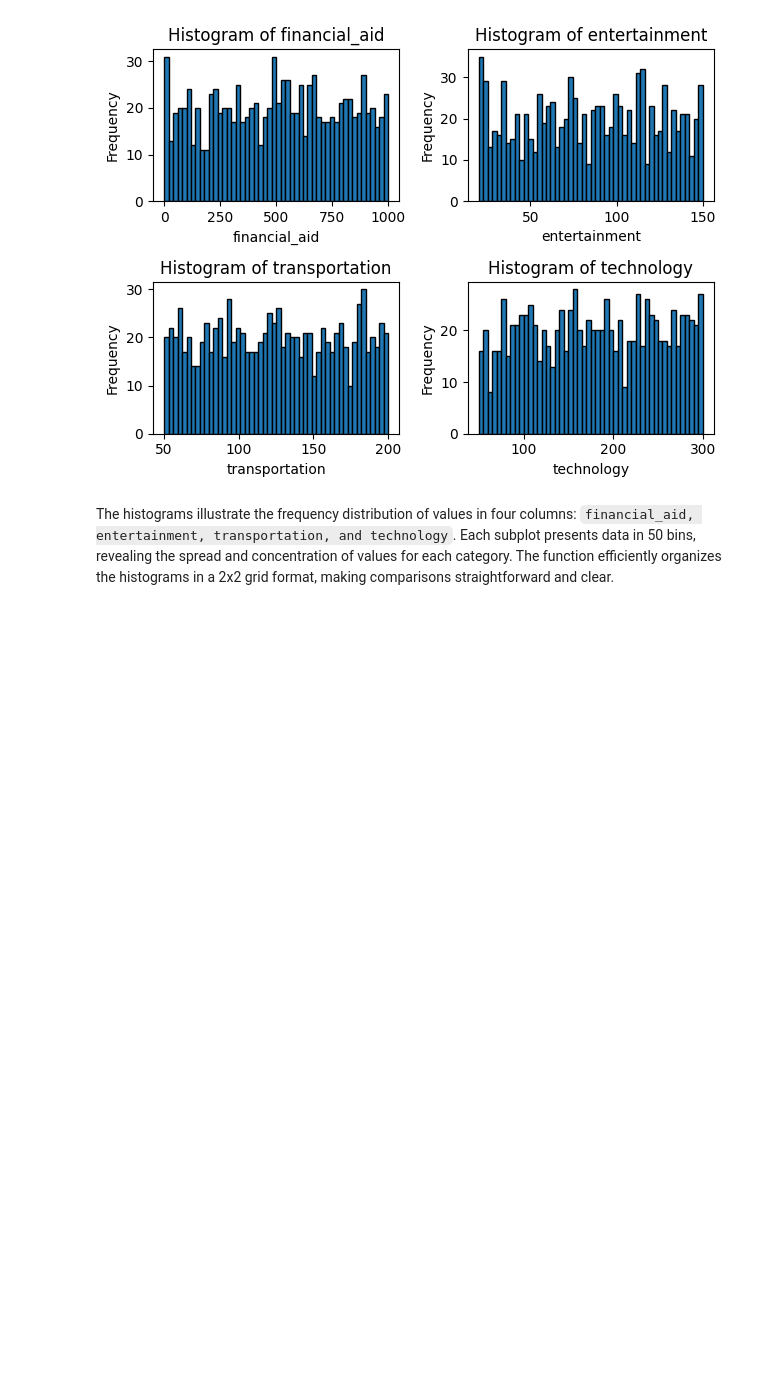
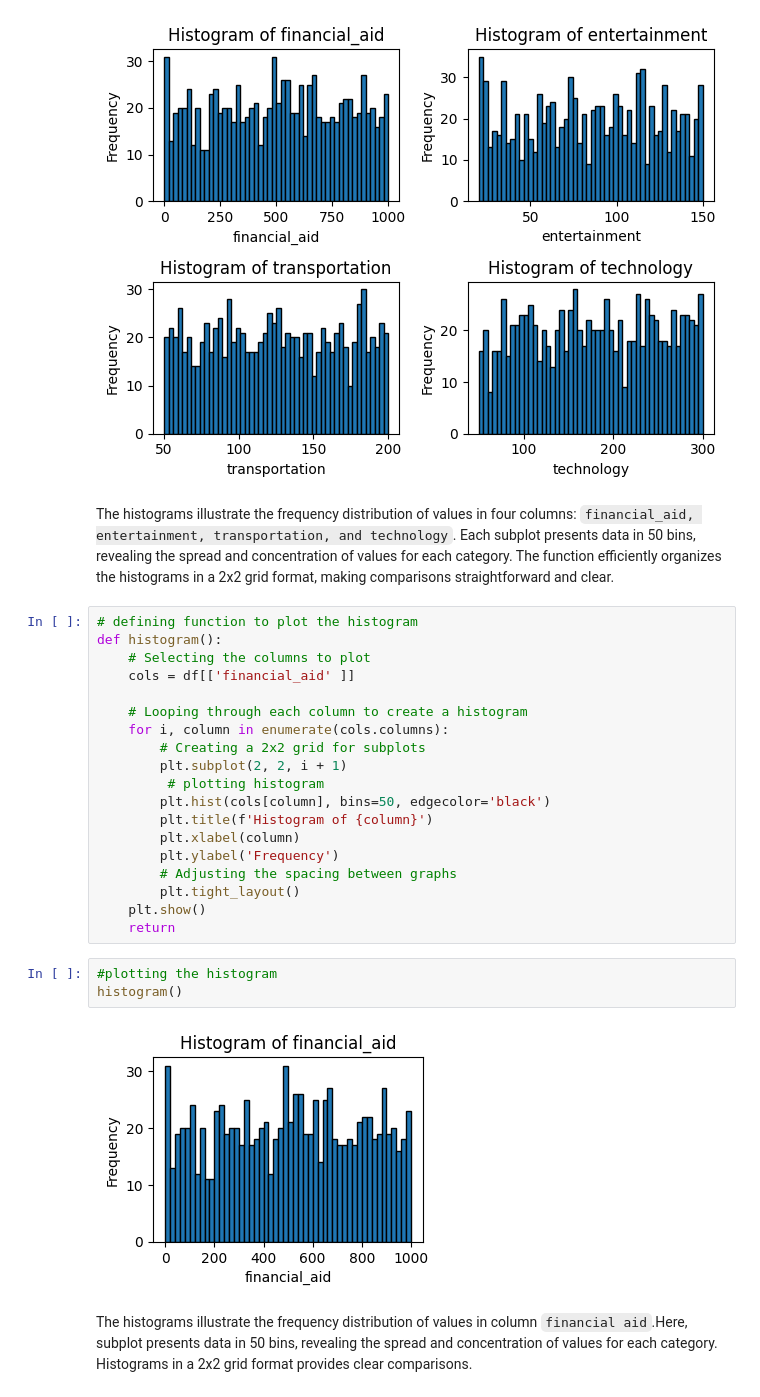
Before and after one commit to lata1207/Assignment, a Jupyter notebook: SnehlataK.ipynb, the cells around one changed output. Drawn from its saved outputs; the diff is of its cells as text; blank space fills up the shorter version.

```diff
--- a/SnehlataK.ipynb
+++ b/SnehlataK.ipynb
@@ -423,3 +432,29 @@ histogram()
 [figure]
 # %% [markdown]
 The histograms illustrate the frequency distribution of values in four columns: `financial_aid, entertainment, transportation, and technology`. Each subplot presents data in 50 bins, revealing the spread and concentration of values for each category. The function efficiently organizes the histograms in a 2x2 grid format, making comparisons straightforward and clear.
+# %%
+# defining function to plot the histogram
+def histogram():
+    # Selecting the columns to plot
+    cols = df[['financial_aid' ]]
+
+    # Looping through each column to create a histogram
+    for i, column in enumerate(cols.columns):
+        # Creating a 2x2 grid for subplots
+        plt.subplot(2, 2, i + 1)
+         # plotting histogram
+        plt.hist(cols[column], bins=50, edgecolor='black')
+        plt.title(f'Histogram of {column}')
+        plt.xlabel(column)
+        plt.ylabel('Frequency')
+        # Adjusting the spacing between graphs
+        plt.tight_layout()
+    plt.show()
+    return
+# %%
+#plotting the histogram
+histogram()
+# %% [output]
+[figure, added]
+# %% [markdown]
+The histograms illustrate the frequency distribution of values in column `financial aid`.Here, subplot presents data in 50 bins, revealing the spread and concentration of values for each category. Histograms in a 2x2 grid format provides clear comparisons.
```
Also changed, not shown: parts of 7 cells of this notebook, 1 other file.
